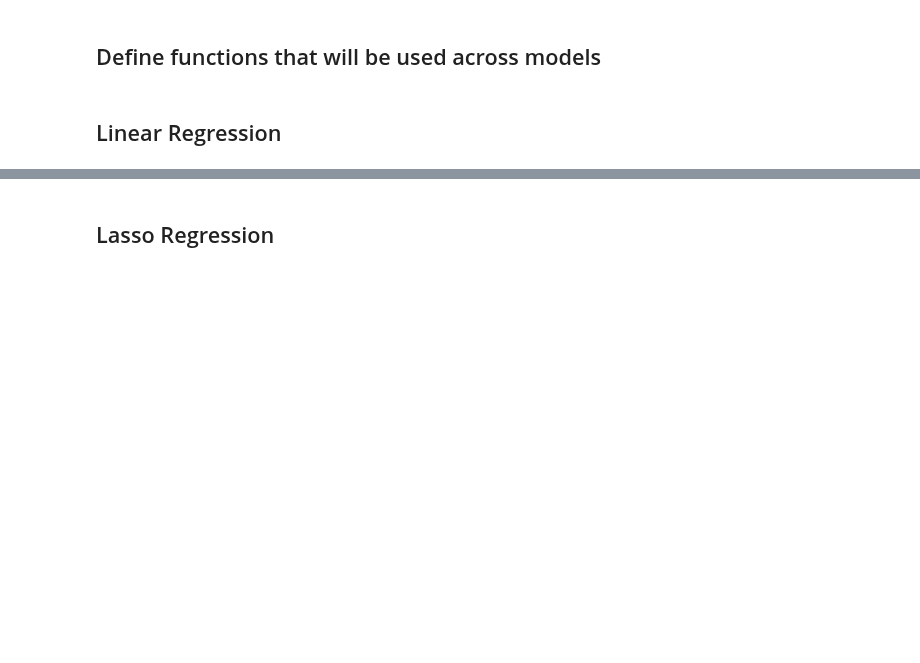
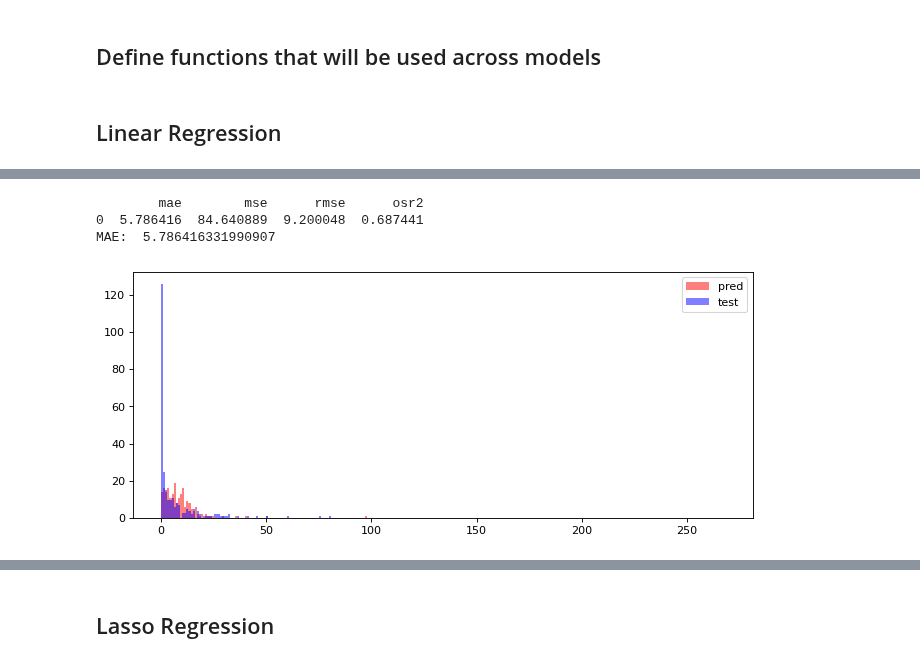
Before and after one commit to azanon00/Transfer_Strategy_Prescription, a Jupyter notebook: code/andrea_models_python.ipynb, the cells around one changed output, grey strips where cells are left out. Drawn from its saved outputs; the diff is of its cells as text; code cells hidden in the pictures; blank space fills up the shorter version.

```diff
--- a/code/andrea_models_python.ipynb
+++ b/code/andrea_models_python.ipynb
@@ -140,0 +224,21 @@ LinReg = LinearRegression_model(train_valid, test)
+# %%
+model = LinearRegression()
+
+# fit the model
+model.fit(get_features(train_valid), train_valid[target])
+
+# predict
+pred = model.predict(get_features(test))
+
+# print the results
+compute_results(pred, test[target])
+
+check_prediction_value(pred, test[target])
+
+# print MAE
+print("MAE: ", np.mean(np.abs(pred - test[target])))
+# %% [output]
+        mae        mse      rmse      osr2
+0  5.786416  84.640889  9.200048  0.687441
+MAE:  5.786416331990907
+[figure, added]
```
Also changed, not shown: parts of 14 cells of this notebook, 3 other files.
